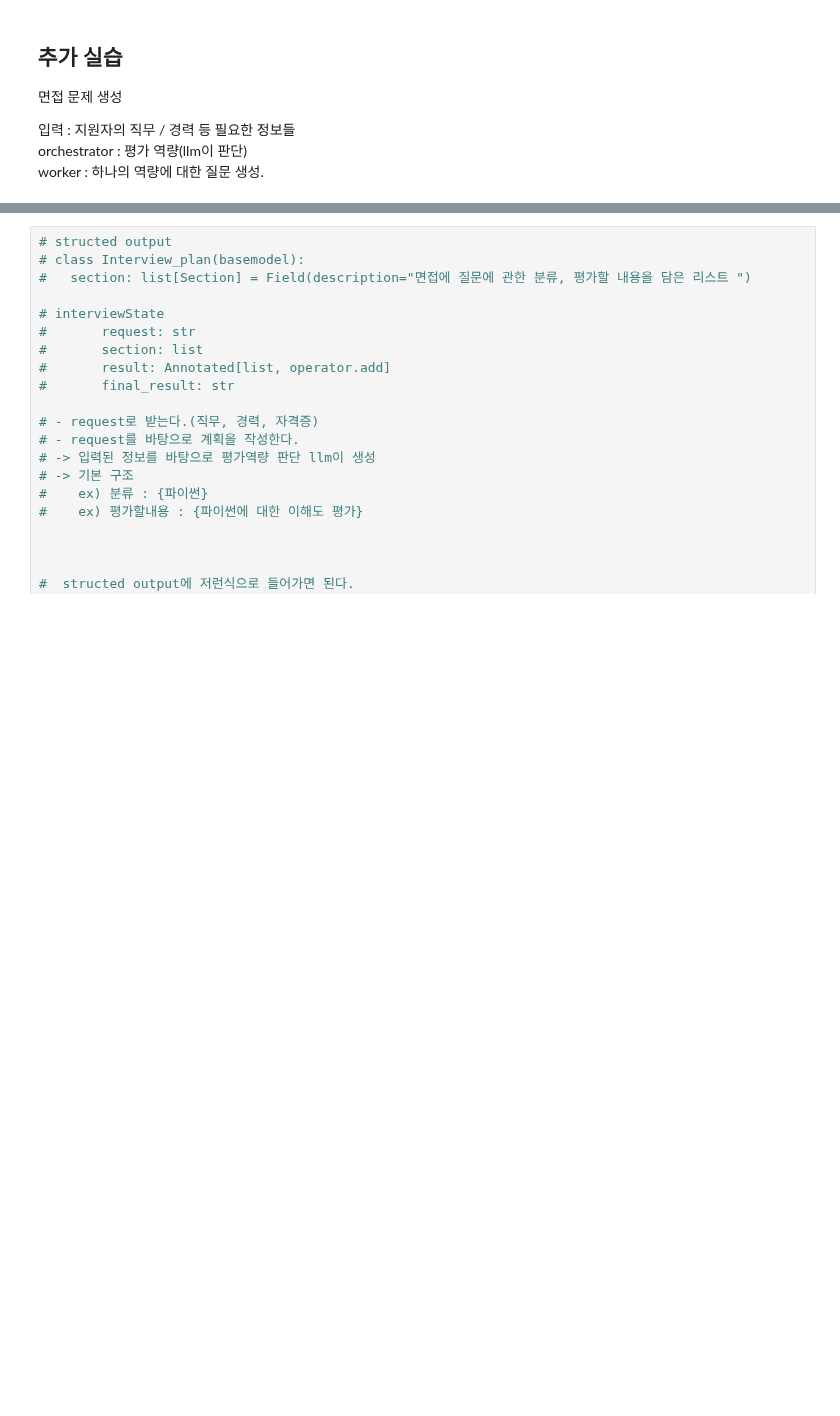
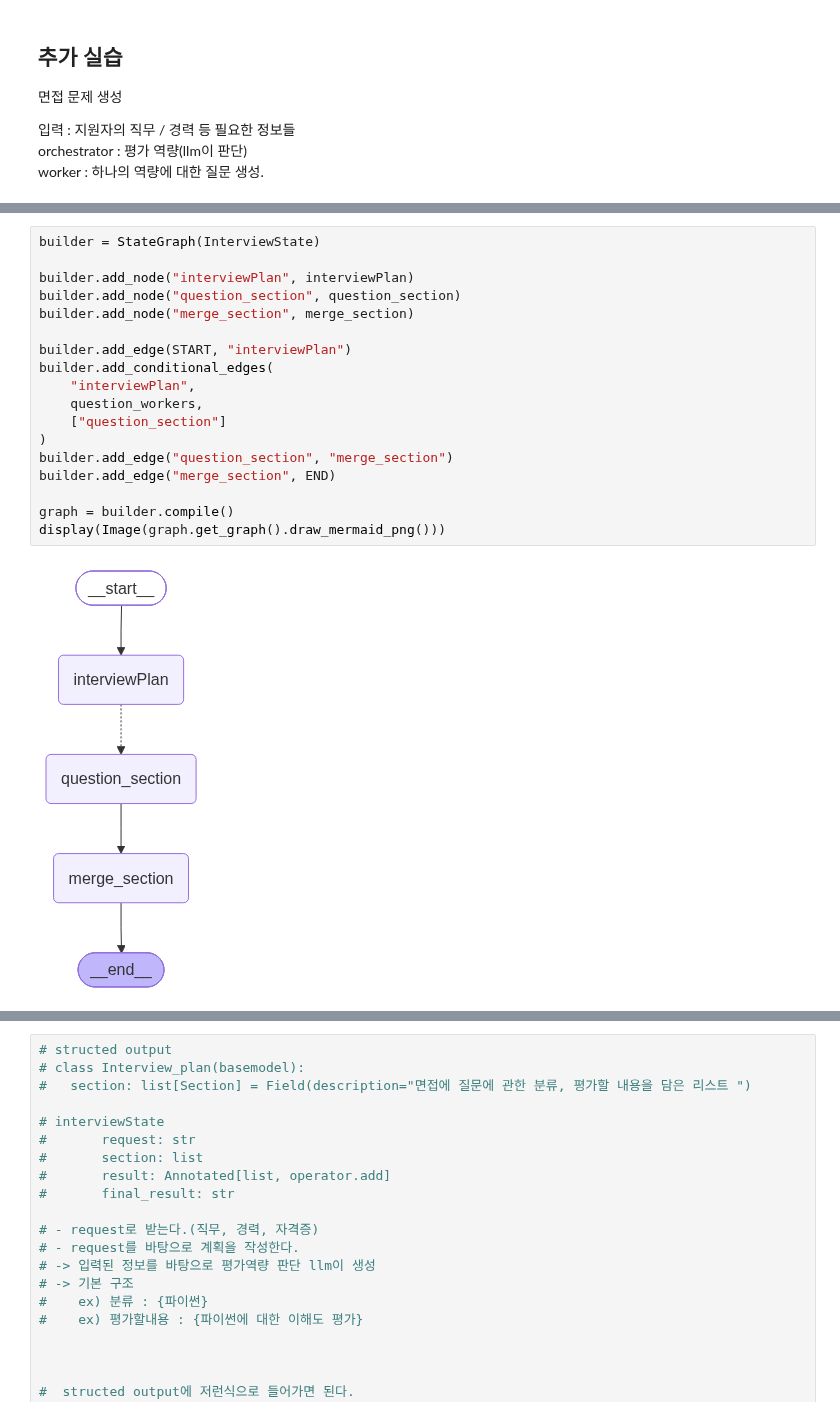
Before and after one commit to snail5039-code/aim-ai-agent-my, a Jupyter notebook: langchain_/19-orchestrator-worker.ipynb, the cells around one changed output, grey strips where cells are left out. Cells and saved outputs as stored; diff of their text form; blank space fills up the shorter version.

```diff
--- a/langchain_/19-orchestrator-worker.ipynb
+++ b/langchain_/19-orchestrator-worker.ipynb
@@ -543,0 +623,20 @@ worker : 하나의 역량에 대한 질문 생성.
+# %%
+builder = StateGraph(InterviewState)
+
+builder.add_node("interviewPlan", interviewPlan)
+builder.add_node("question_section", question_section)
+builder.add_node("merge_section", merge_section)
+
+builder.add_edge(START, "interviewPlan")
+builder.add_conditional_edges(
+    "interviewPlan",
+    question_workers,
+    ["question_section"]
+)
+builder.add_edge("question_section", "merge_section")
+builder.add_edge("merge_section", END)
+
+graph = builder.compile()
+display(Image(graph.get_graph().draw_mermaid_png()))
+# %% [output]
+[figure, added]
```
Also changed, not shown: parts of 2 cells of this notebook, 1 other file.
